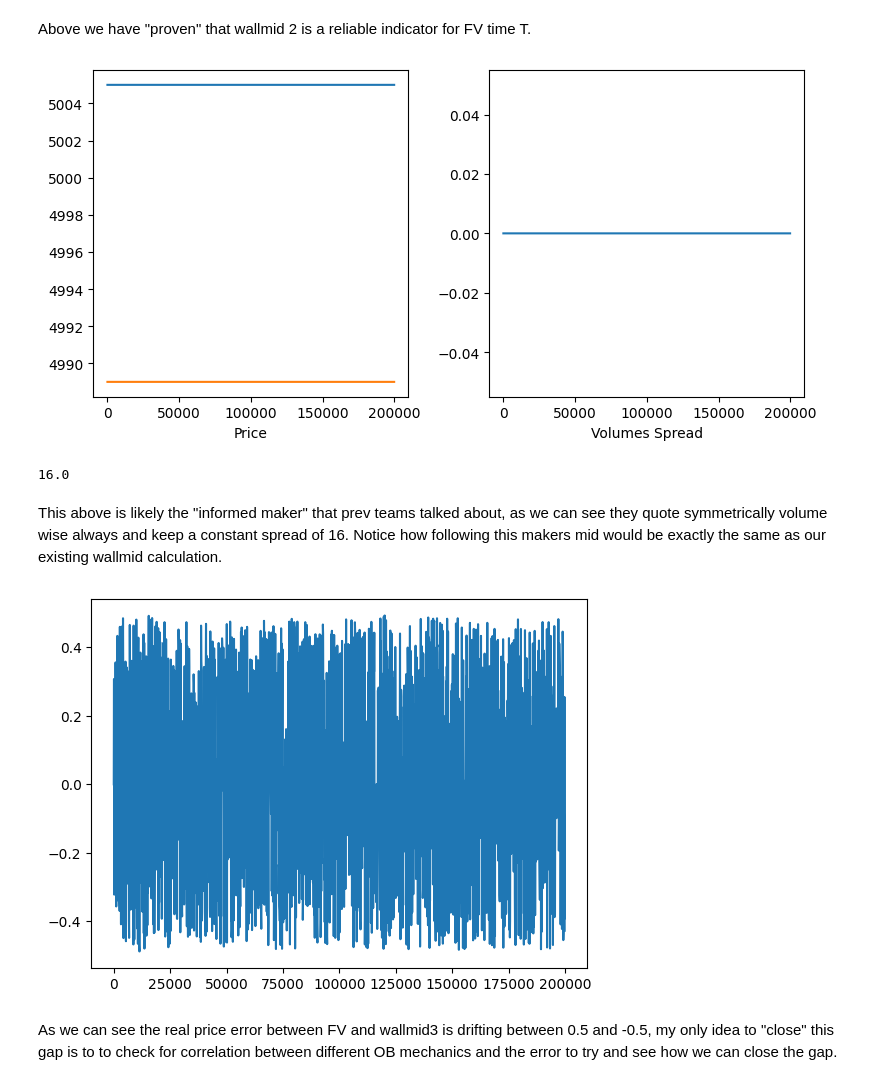
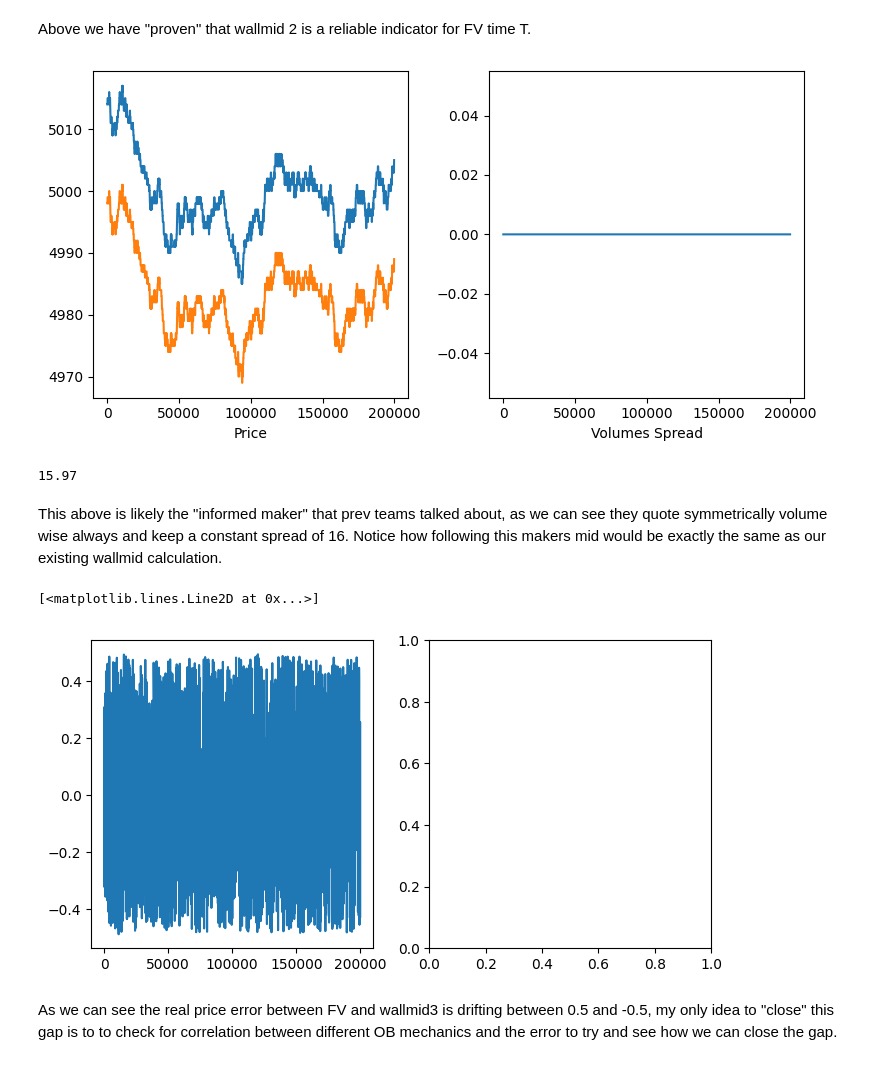
Before and after one commit to alexoddsh/imc_prosperity4, a Jupyter notebook: backend/research.ipynb, the cells around one changed output. Cells and saved outputs as stored; diff of their text form; code cells hidden in the pictures.

```diff
--- a/backend/research.ipynb
+++ b/backend/research.ipynb
@@ -7,7 +7,7 @@ import io
 from pathlib import Path
 from core.normalizer import compute_wallmid3, compute_wallmid2, compute_wallmid1
 # %%
-log_path=Path("/Users/alexoddsh/prosperity/backend/logs/012eb79e-6164-4fea-b379-bf2b8ba8a6e8_67226.log")
+log_path=Path("/Users/alexoddsh/prosperity/backend/logs/53bc40ff-8808-4d7d-84b6-53a32cab4d8d_67226.log")
 data = json.loads(log_path.read_text())
 ai = data["activitiesLog"]
 th = data["tradeHistory"]
@@ -19,7 +19,7 @@ trades = pd.DataFrame(th)
 prices["day"] = 1
 trades["day"] = 1
 
-log_path2=Path("/Users/alexoddsh/prosperity/backend/logs/9a06364f-f1d6-488f-b208-e10da5d842c1.log")
+log_path2=Path("/Users/alexoddsh/prosperity/backend/logs/55375961-932b-4308-92cb-7efd894ebbc6.log")
 text = log_path2.read_text()
 ai2 = text.find("Activities log:\n")
 ti2 = text.find("Trade History:\n")
@@ -37,6 +37,8 @@ trade_str = text[ti2 + len("Trade History:\n"):].strip()
 trade_str = re.sub(r',\s*([}\]])', r'\1', trade_str)
 trades2 = pd.DataFrame(json.loads(trade_str))
 trades2['day'] = trades2['timestamp'].map(time_to_day)
+
+old_log_path=Path()
 # %%
 success1 = compute_wallmid3("TOMATOES", prices)
 success2 = compute_wallmid2("TOMATOES", prices)
@@ -106,40 +108,40 @@ mask = prices["product"] == "TOMATOES"
 timestamps = prices.loc[mask, "timestamp"]
 
 for i in prices[mask].index:
-    prices[i, "ask"] = max(prices.loc[i, "ask_price_2"], prices.loc[i, "ask_price_3"])
-    prices[i, "bid"] = min(prices.loc[i, "bid_price_2"], prices.loc[i, "bid_price_3"])
+    prices.loc[i, "ask"] = max(prices.loc[i, "ask_price_2"], prices.loc[i, "ask_price_3"])
+    prices.loc[i, "bid"] = min(prices.loc[i, "bid_price_2"], prices.loc[i, "bid_price_3"])
 
     if pd.notna(prices.loc[i, "ask_price_3"]):
         prices.loc[i, "ask_vol"] = prices.loc[i, "ask_volume_3"]
     else:
         prices.loc[i, "ask_vol"] = prices.loc[i, "ask_volume_2"]
 
     if pd.notna(prices.loc[i, "bid_price_3"]):
         prices.loc[i, "bid_vol"] = prices.loc[i, "bid_volume_3"]
     else:
         prices.loc[i, "bid_vol"] = prices.loc[i, "bid_volume_2"]
 
 prices = prices.copy()
 
 spread = prices["ask"] - prices["bid"]
 volspread = prices["ask_vol"] - prices["bid_vol"]
 
 fig, axes = plt.subplots(1, 2, figsize=(8, 4))
 
 axes[0].plot(timestamps, prices.loc[mask, "ask"])
 axes[0].plot(timestamps, prices.loc[mask, "bid"])
 axes[0].set_xlabel("Price")
 
 axes[1].plot(timestamps, volspread[mask])
 axes[1].set_xlabel("Volumes Spread")
 
 plt.tight_layout()
 plt.show()
 
 print(spread.mean())
 # %% [output]
-[figure, old version]
+[figure, new version]
-16.0
+15.97
 # %% [markdown]
 This above is likely the "informed maker" that prev teams talked about, as we can see they quote symmetrically volume wise always and keep a constant spread of 16. Notice how following this makers mid would be exactly the same as our existing wallmid calculation.
 # %%
@@ -169,7 +171,8 @@ fig, plots = plt.subplots(1, 2, figsize=(8, 4))
 
 plots[0].plot(timestamps, error_wall)
 # %% [output]
+[<matplotlib.lines.Line2D at 0x...>]
-[figure, old version]
+[figure, new version]
 # %% [markdown]
 As we can see the real price error between FV and wallmid3 is drifting between 0.5 and -0.5, my only idea to "close" this gap is to to check for correlation between different OB mechanics and the error to try and see how we can close the gap.
 # %%
```
Also changed, not shown: parts of 3 cells of this notebook, 4 other files.
